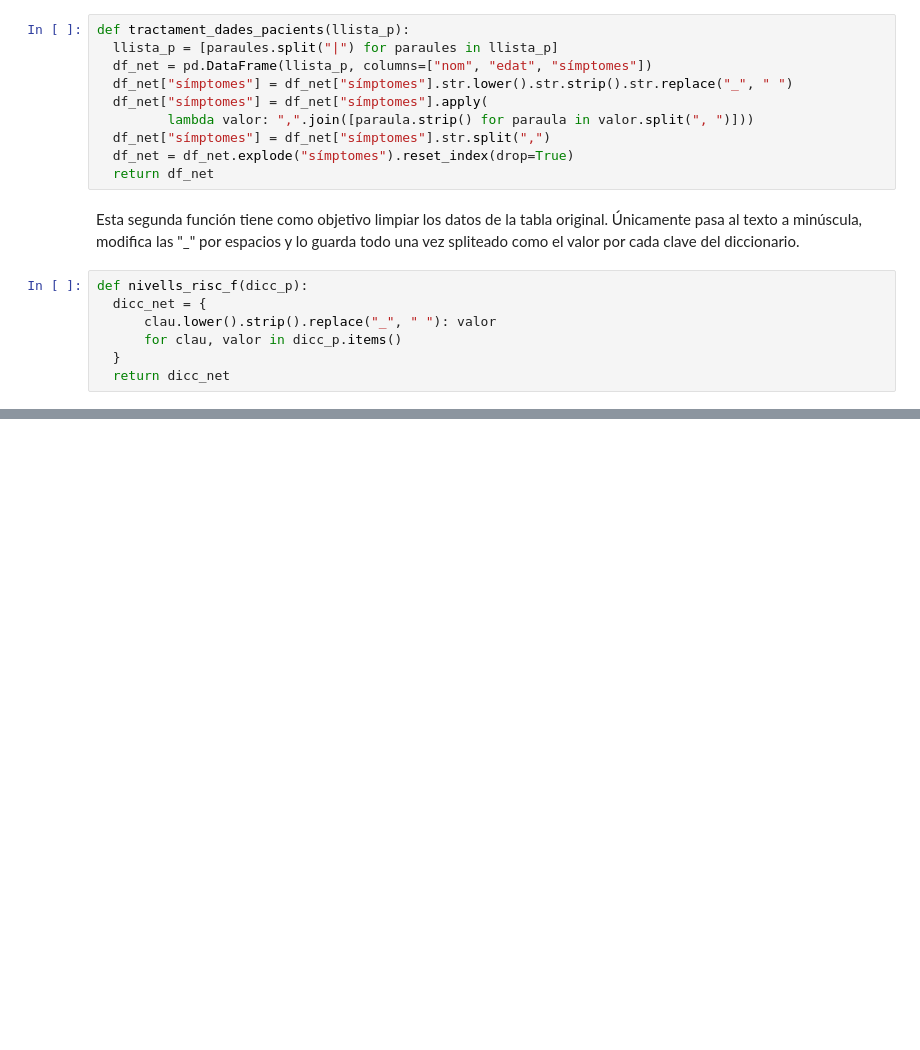
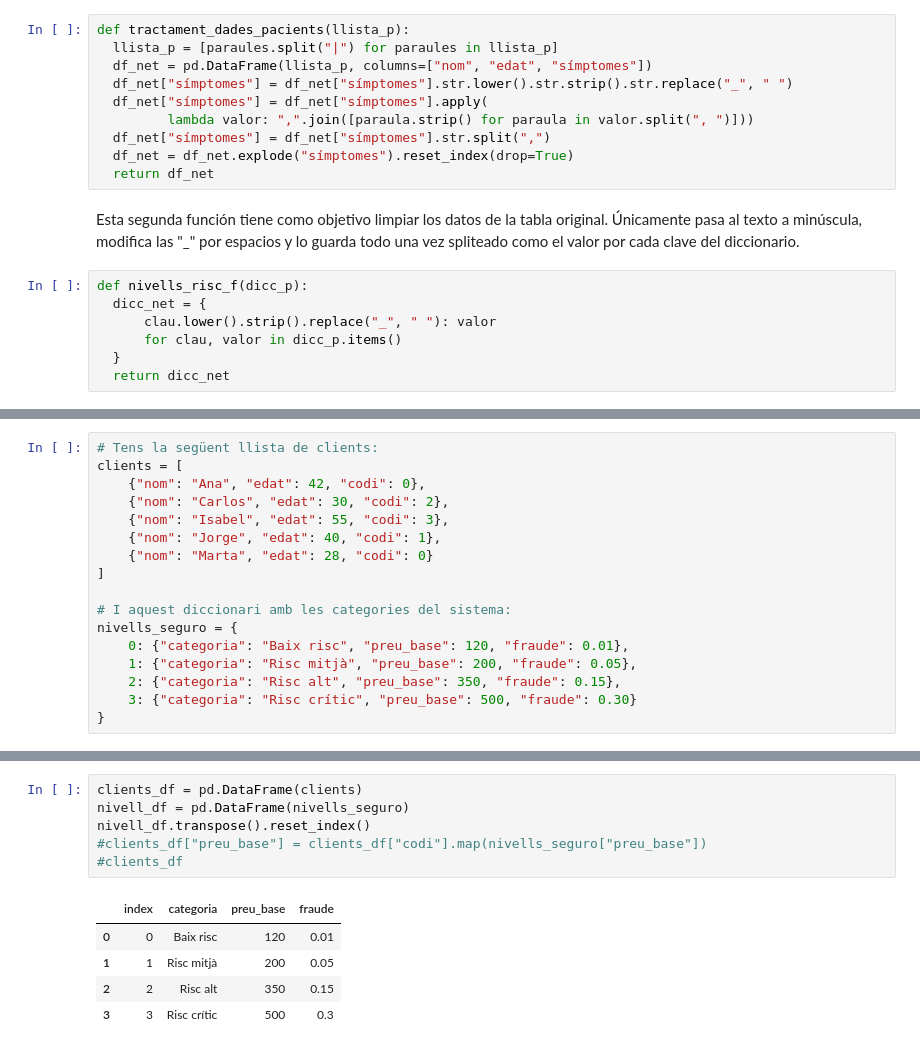
Before and after one commit to DanielSan33-4/ITA.Sprint07, a Jupyter notebook: Sprint07.ipynb, the cells around one changed output, grey strips where cells are left out. Cells and saved outputs as stored; diff of their text form; blank space fills up the shorter version.

```diff
--- a/Sprint07.ipynb
+++ b/Sprint07.ipynb
@@ -544,0 +543,17 @@ unificacio(pacients, nivells_risc)
+# %%
+# Tens la següent llista de clients:
+clients = [
+    {"nom": "Ana", "edat": 42, "codi": 0},
+    {"nom": "Carlos", "edat": 30, "codi": 2},
+    {"nom": "Isabel", "edat": 55, "codi": 3},
+    {"nom": "Jorge", "edat": 40, "codi": 1},
+    {"nom": "Marta", "edat": 28, "codi": 0}
+]
+
+# I aquest diccionari amb les categories del sistema:
+nivells_seguro = {
+    0: {"categoria": "Baix risc", "preu_base": 120, "fraude": 0.01},
+    1: {"categoria": "Risc mitjà", "preu_base": 200, "fraude": 0.05},
+    2: {"categoria": "Risc alt", "preu_base": 350, "fraude": 0.15},
+    3: {"categoria": "Risc crític", "preu_base": 500, "fraude": 0.30}
+}
@@ -544,0 +600,12 @@ unificacio(pacients, nivells_risc)
+# %%
+clients_df = pd.DataFrame(clients)
+nivell_df = pd.DataFrame(nivells_seguro)
+nivell_df.transpose().reset_index()
+#clients_df["preu_base"] = clients_df["codi"].map(nivells_seguro["preu_base"])
+#clients_df
+# %% [output]
+|  | index | categoria | preu_base | fraude |
+| 0 | 0 | Baix risc | 120 | 0.01 |
+| 1 | 1 | Risc mitjà | 200 | 0.05 |
+| 2 | 2 | Risc alt | 350 | 0.15 |
+| 3 | 3 | Risc crític | 500 | 0.3 |
```
Also changed, not shown: parts of 5 cells of this notebook.
